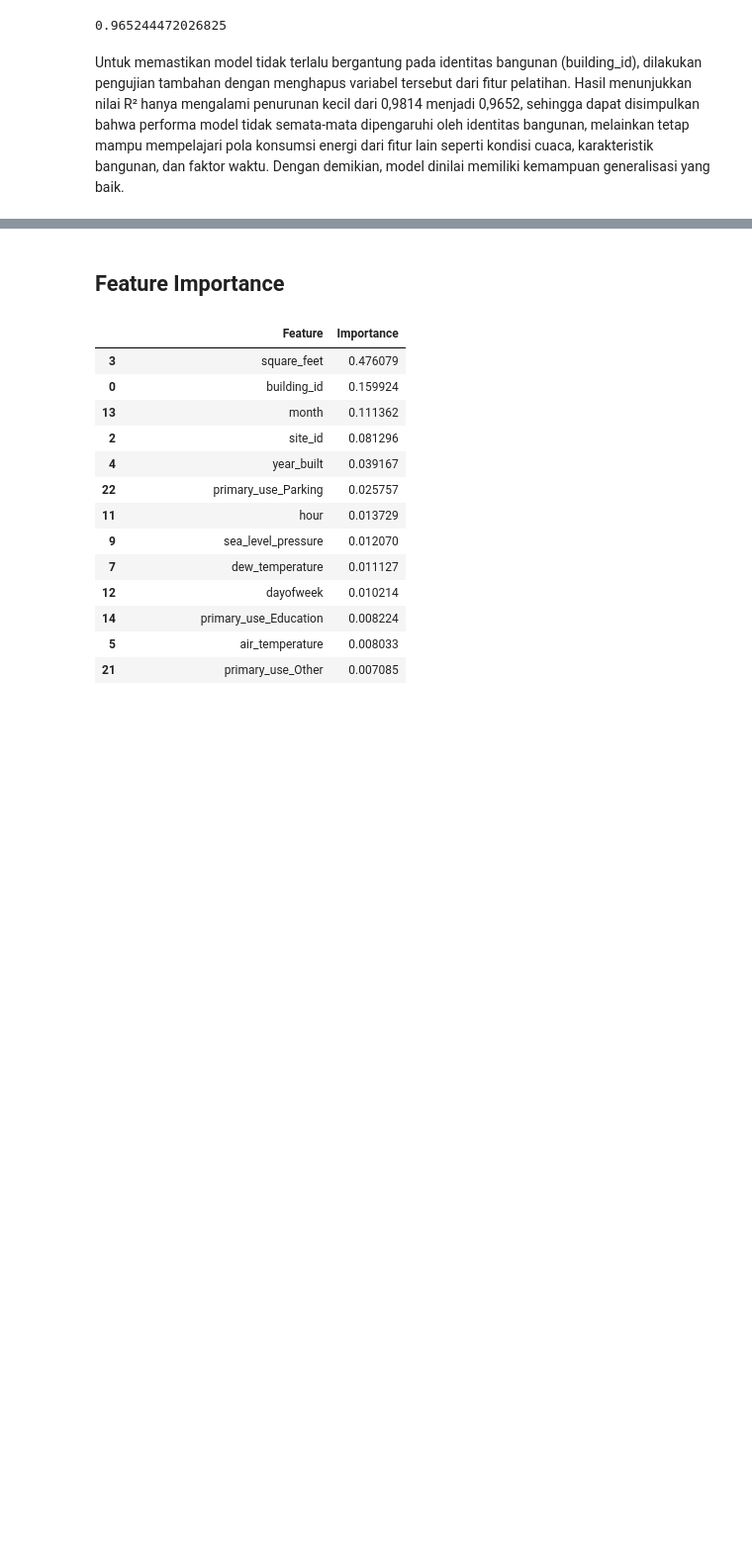
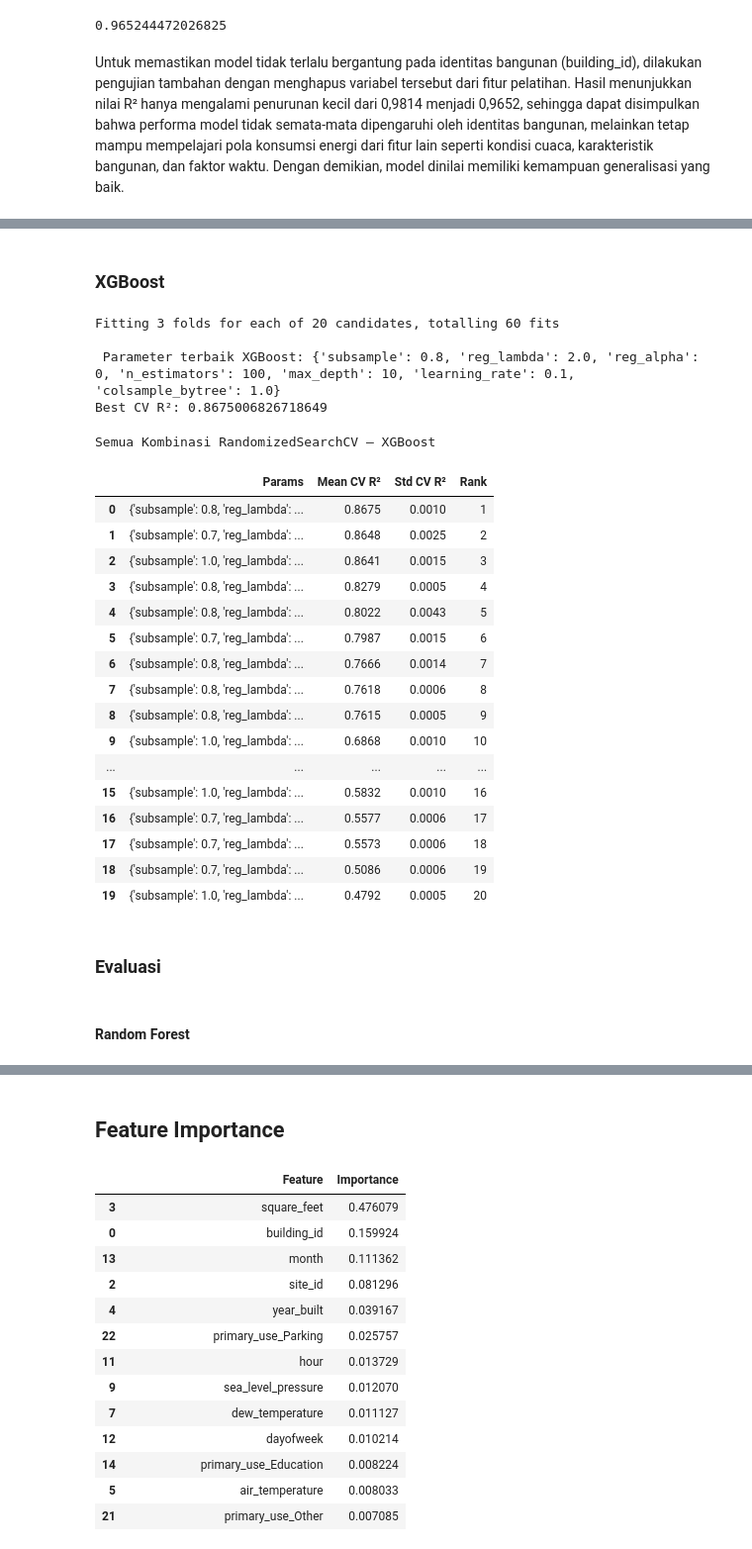
Before and after one commit to atithagtg/UAS-Pembelajaran-Mesin-Kelompok-13, a Jupyter notebook: Progress/Project ML_progress.ipynb, the cells around one changed output, grey strips where cells are left out. Shown at 99% size. Drawn from its saved outputs; the diff is of its cells as text; code cells hidden in the pictures; blank space fills up the shorter version.

```diff
--- a/Progress/Project ML_progress.ipynb
+++ b/Progress/Project ML_progress.ipynb
@@ -1201,0 +1365,68 @@ Untuk memastikan model tidak terlalu bergantung pada identitas bangunan (buildin
+# %% [markdown]
+### XGBoost
+# %%
+param_dist_xgb = {
+    'n_estimators'    : [100],
+    'max_depth'       : [6, 8, 10],
+    'learning_rate'   : [0.01, 0.05, 0.1],
+    'subsample'       : [0.7, 0.8, 1.0],
+    'colsample_bytree': [0.7, 0.8, 1.0],
+    'reg_alpha'       : [0, 0.1, 0.5],
+    'reg_lambda'      : [0.5, 1.0, 2.0]
+}
+
+base_xgb = XGBRegressor(
+    random_state=42,
+    n_jobs=-1,
+    tree_method='hist',
+    verbosity=0
+)
+
+rscv_xgb = RandomizedSearchCV(
+    estimator          = base_xgb,
+    param_distributions= param_dist_xgb,
+    n_iter             = 20,
+    cv                 = 3,
+    scoring            = 'r2',
+    n_jobs             = -1,
+    random_state       = 42,
+    verbose            = 1,
+    refit              = True
+)
+
+rscv_xgb.fit(X_train, y_train)
+
+print("\n Parameter terbaik XGBoost:" ,rscv_xgb.best_params_)
+print("Best CV R²:",rscv_xgb.best_score_)
+# %% [output]
+Fitting 3 folds for each of 20 candidates, totalling 60 fits
+
+ Parameter terbaik XGBoost: {'subsample': 0.8, 'reg_lambda': 2.0, 'reg_alpha': 0, 'n_estimators': 100, 'max_depth': 10, 'learning_rate': 0.1, 'colsample_bytree': 1.0}
+Best CV R²: 0.8675006826718649
+# %%
+cv_results_xgb = pd.DataFrame(rscv_xgb.cv_results_)[[
+    'params', 'mean_test_score', 'std_test_score', 'rank_test_score'
+]].sort_values('rank_test_score').reset_index(drop=True)
+
+cv_results_xgb.columns = ['Params', 'Mean CV R²', 'Std CV R²', 'Rank']
+print("Semua Kombinasi RandomizedSearchCV — XGBoost")
+display(cv_results_xgb.round(4))
+# %% [output]
+Semua Kombinasi RandomizedSearchCV — XGBoost
+|  | Params | Mean CV R² | Std CV R² | Rank |
+| 0 | {'subsample': 0.8, 'reg_lambda': ... | 0.8675 | 0.0010 | 1 |
+| 1 | {'subsample': 0.7, 'reg_lambda': ... | 0.8648 | 0.0025 | 2 |
+| 2 | {'subsample': 1.0, 'reg_lambda': ... | 0.8641 | 0.0015 | 3 |
+| 3 | {'subsample': 0.8, 'reg_lambda': ... | 0.8279 | 0.0005 | 4 |
+| 4 | {'subsample': 0.8, 'reg_lambda': ... | 0.8022 | 0.0043 | 5 |
+| 5 | {'subsample': 0.7, 'reg_lambda': ... | 0.7987 | 0.0015 | 6 |
+| 6 | {'subsample': 0.8, 'reg_lambda': ... | 0.7666 | 0.0014 | 7 |
+| 7 | {'subsample': 0.8, 'reg_lambda': ... | 0.7618 | 0.0006 | 8 |
+| 8 | {'subsample': 0.8, 'reg_lambda': ... | 0.7615 | 0.0005 | 9 |
+| 9 | {'subsample': 1.0, 'reg_lambda': ... | 0.6868 | 0.0010 | 10 |
+| ... | ... | ... | ... | ... |
+| 15 | {'subsample': 1.0, 'reg_lambda': ... | 0.5832 | 0.0010 | 16 |
+| 16 | {'subsample': 0.7, 'reg_lambda': ... | 0.5577 | 0.0006 | 17 |
+| 17 | {'subsample': 0.7, 'reg_lambda': ... | 0.5573 | 0.0006 | 18 |
+| 18 | {'subsample': 0.7, 'reg_lambda': ... | 0.5086 | 0.0006 | 19 |
+| 19 | {'subsample': 1.0, 'reg_lambda': ... | 0.4792 | 0.0005 | 20 |
@@ -1201,0 +1435,4 @@ Untuk memastikan model tidak terlalu bergantung pada identitas bangunan (buildin
+# %% [markdown]
+### Evaluasi
+# %% [markdown]
+#### Random Forest
```
Also changed, not shown: parts of 25 cells of this notebook.
